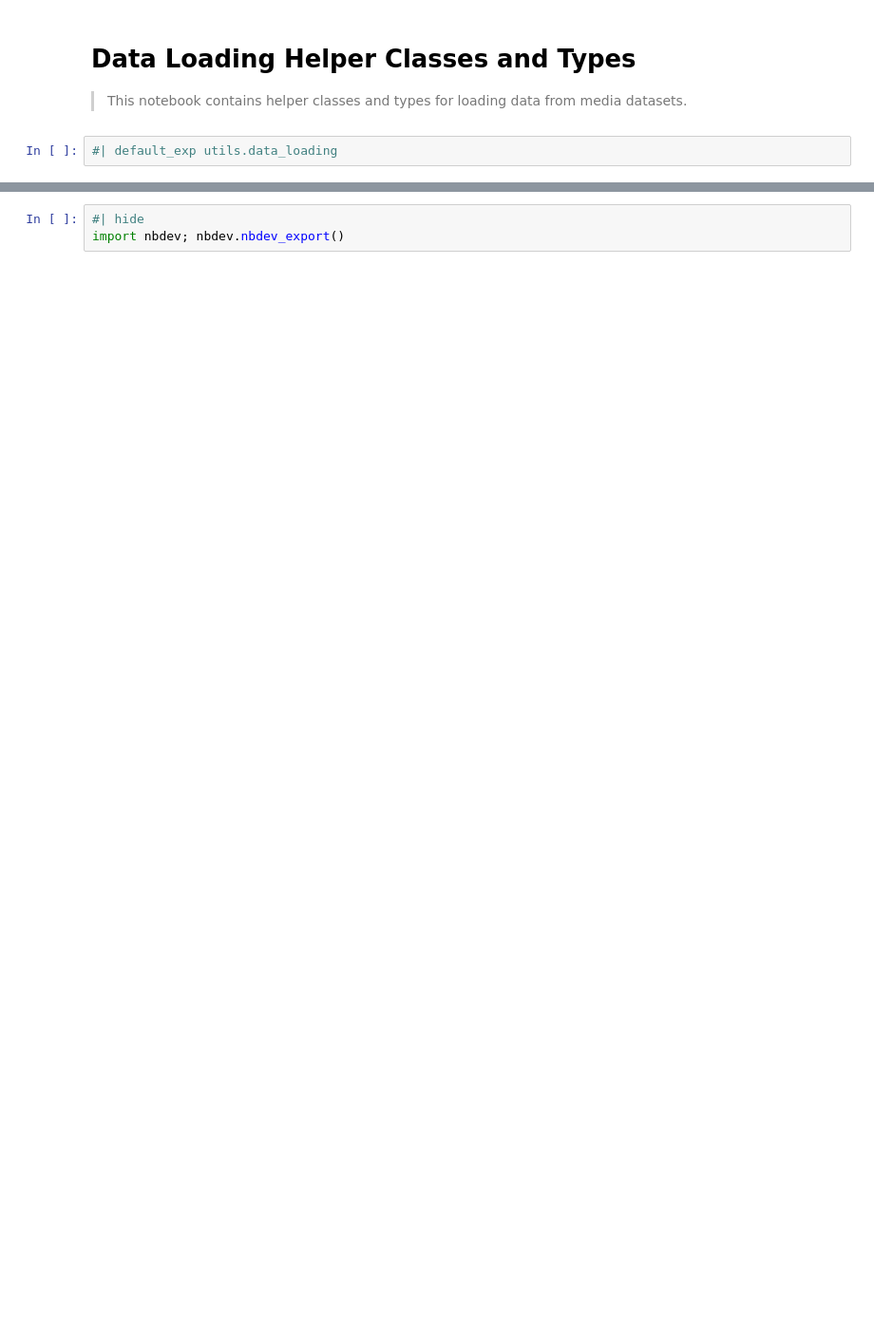
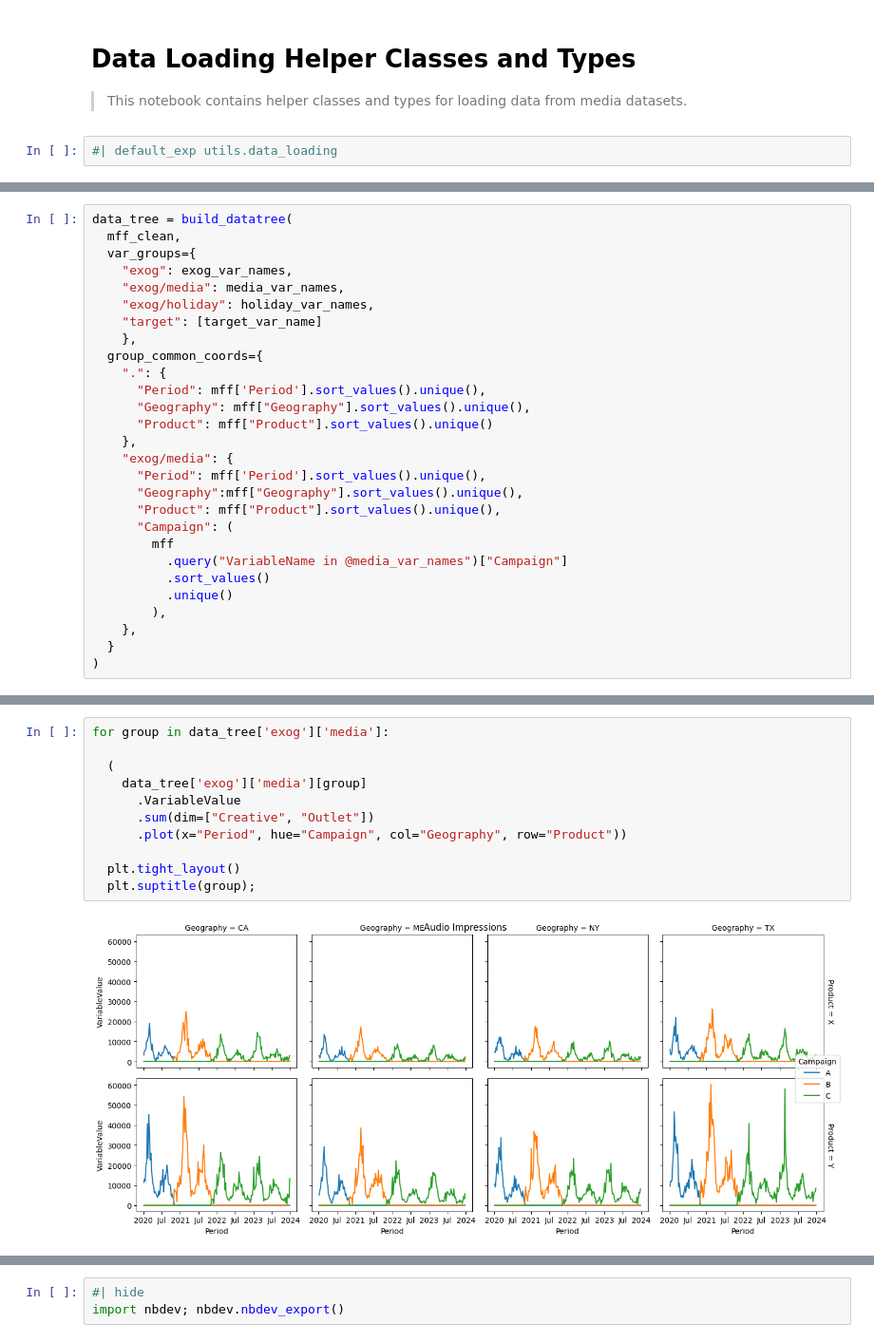
Before and after one commit to redam94/Haruspex, a Jupyter notebook: nbs/utils/00_data_loading.ipynb, the cells around one changed output, grey strips where cells are left out. Shown at 95% size. Saved outputs shown, nothing was run; the diff lists cells and outputs as text; blank space fills up the shorter version.

```diff
--- a/nbs/utils/00_data_loading.ipynb
+++ b/nbs/utils/00_data_loading.ipynb
@@ -25,0 +115,28 @@ from pathlib import Path
+# %%
+data_tree = build_datatree(
+  mff_clean,
+  var_groups={
+    "exog": exog_var_names,
+    "exog/media": media_var_names,
+    "exog/holiday": holiday_var_names,
+    "target": [target_var_name]
+    },
+  group_common_coords={
+    ".": {
+      "Period": mff['Period'].sort_values().unique(),
+      "Geography": mff["Geography"].sort_values().unique(),
+      "Product": mff["Product"].sort_values().unique()
+    },
+    "exog/media": {
+      "Period": mff['Period'].sort_values().unique(),
+      "Geography":mff["Geography"].sort_values().unique(),
+      "Product": mff["Product"].sort_values().unique(),
+      "Campaign": (
+        mff
+          .query("VariableName in @media_var_names")["Campaign"]
+          .sort_values()
+          .unique()
+        ),
+    },
+  }
+)
@@ -25,0 +163,13 @@ from pathlib import Path
+# %%
+for group in data_tree['exog']['media']:
+
+  (
+    data_tree['exog']['media'][group]
+      .VariableValue
+      .sum(dim=["Creative", "Outlet"])
+      .plot(x="Period", hue="Campaign", col="Geography", row="Product"))
+
+  plt.tight_layout()
+  plt.suptitle(group);
+# %% [output]
+[figure, added]
```
Also changed, not shown: parts of 23 cells of this notebook, 9 other files.
